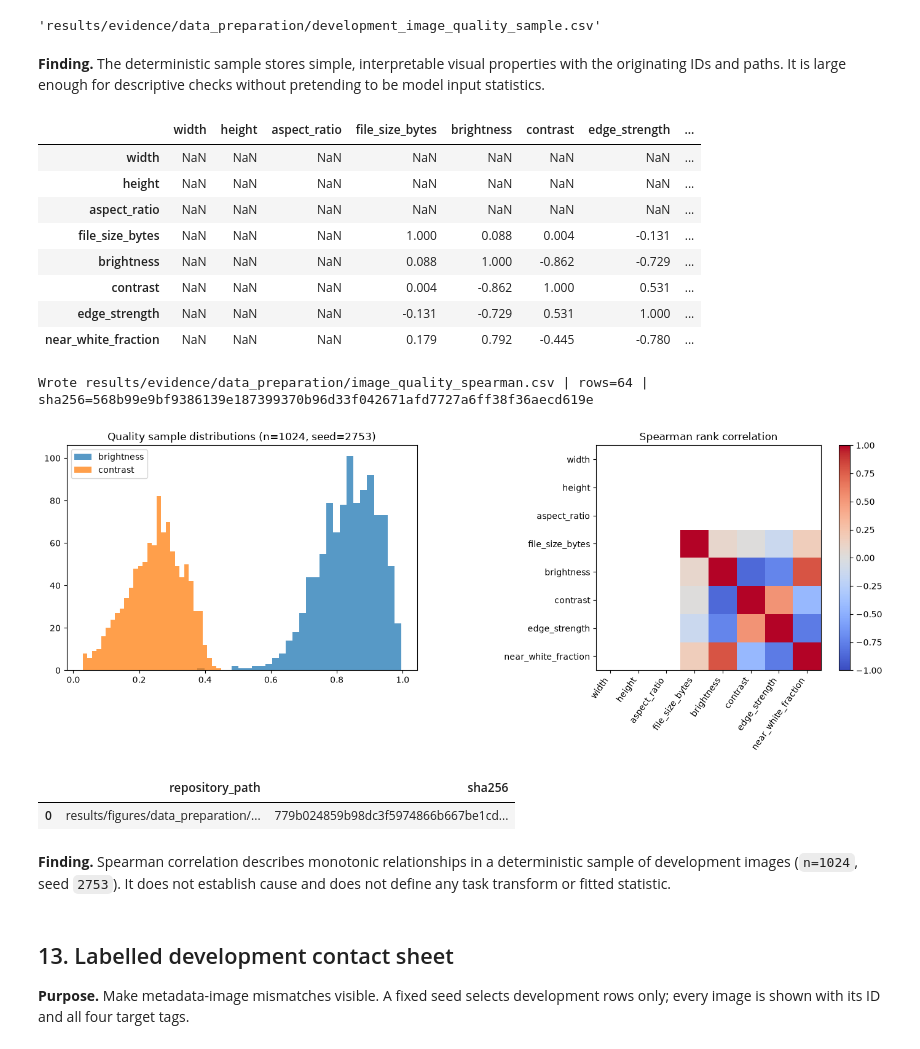
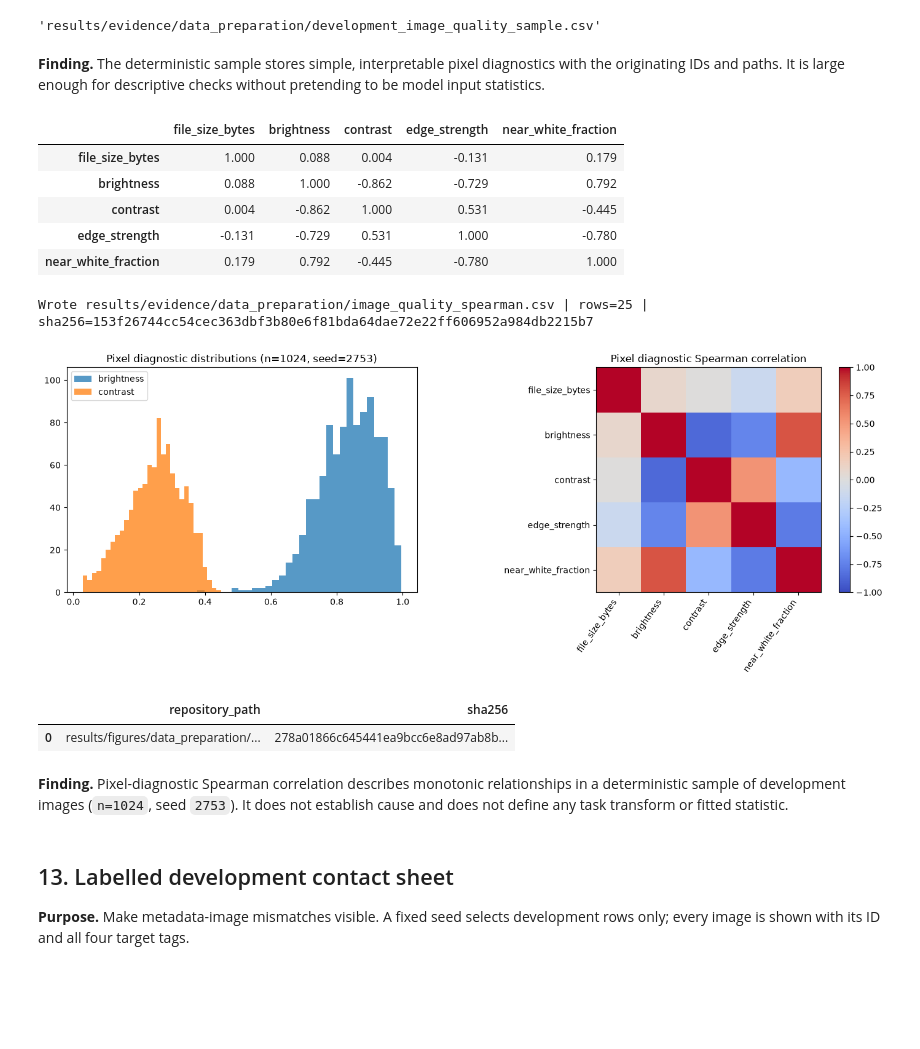
Before and after one commit to TrnLin/MLA2, a Jupyter notebook: notebooks/01_data_preparation.ipynb, the cells around one changed output. Cells and saved outputs as stored; diff of their text form; code cells hidden in the pictures; blank space fills up the shorter version.

```diff
--- a/notebooks/01_data_preparation.ipynb
+++ b/notebooks/01_data_preparation.ipynb
@@ -1016,60 +1470,59 @@ write_table(quality_sample, "development_image_quality_sample.csv")
 Wrote results/evidence/data_preparation/development_image_quality_sample.csv | rows=1,024 | sha256=64344c7a291d6cb3eb6e6d5a6bfd1b1d1b17c9b4c89894c9b988fe751baf2177
 'results/evidence/data_preparation/development_image_quality_sample.csv'
 # %% [markdown]
-**Finding.** The deterministic sample stores simple, interpretable visual properties
+**Finding.** The deterministic sample stores simple, interpretable pixel diagnostics
 with the originating IDs and paths. It is large enough for descriptive checks without
 pretending to be model input statistics.
 # %%
-quality_columns = [
-    "width",
-    "height",
-    "aspect_ratio",
+pixel_diagnostic_columns = [
     "file_size_bytes",
     "brightness",
     "contrast",
     "edge_strength",
     "near_white_fraction",
 ]
-spearman = quality_sample[quality_columns].corr(method="spearman")
+spearman = quality_sample[pixel_diagnostic_columns].corr(method="spearman")
 spearman_long = (
     spearman.rename_axis("feature_1")
     .reset_index()
     .melt(id_vars="feature_1", var_name="feature_2", value_name="spearman_rho")
 )
 display(spearman.round(3))
 write_table(spearman_long, "image_quality_spearman.csv")
 
 figure, axes = plt.subplots(1, 2, figsize=(14, 5.5))
 axes[0].hist(quality_sample["brightness"], bins=30, alpha=0.75, label="brightness")
 axes[0].hist(quality_sample["contrast"], bins=30, alpha=0.75, label="contrast")
-axes[0].set_title(f"Quality sample distributions (n={QUALITY_SAMPLE_SIZE}, seed={RANDOM_SEED})")
+axes[0].set_title(f"Pixel diagnostic distributions (n={QUALITY_SAMPLE_SIZE}, seed={RANDOM_SEED})")
 axes[0].legend()
 matrix = axes[1].imshow(spearman.to_numpy(), vmin=-1, vmax=1, cmap="coolwarm")
-axes[1].set_xticks(range(len(quality_columns)), quality_columns, rotation=55, ha="right")
-axes[1].set_yticks(range(len(quality_columns)), quality_columns)
-axes[1].set_title("Spearman rank correlation")
+axes[1].set_xticks(
+    range(len(pixel_diagnostic_columns)),
+    pixel_diagnostic_columns,
+    rotation=55,
+    ha="right",
+)
+axes[1].set_yticks(range(len(pixel_diagnostic_columns)), pixel_diagnostic_columns)
+axes[1].set_title("Pixel diagnostic Spearman correlation")
 figure.colorbar(matrix, ax=axes[1], fraction=0.046)
 figure.tight_layout()
 figure_record = save_figure(figure, "image_quality_and_spearman.png")
 plt.show()
 display(pd.DataFrame([figure_record]))
 # %% [output]
-|  | width | height | aspect_ratio | file_size_bytes | brightness | contrast | edge_strength | ... |
-| width | NaN | NaN | NaN | NaN | NaN | NaN | NaN | ... |
-| height | NaN | NaN | NaN | NaN | NaN | NaN | NaN | ... |
-| aspect_ratio | NaN | NaN | NaN | NaN | NaN | NaN | NaN | ... |
-| file_size_bytes | NaN | NaN | NaN | 1.000 | 0.088 | 0.004 | -0.131 | ... |
-| brightness | NaN | NaN | NaN | 0.088 | 1.000 | -0.862 | -0.729 | ... |
-| contrast | NaN | NaN | NaN | 0.004 | -0.862 | 1.000 | 0.531 | ... |
-| edge_strength | NaN | NaN | NaN | -0.131 | -0.729 | 0.531 | 1.000 | ... |
-| near_white_fraction | NaN | NaN | NaN | 0.179 | 0.792 | -0.445 | -0.780 | ... |
+|  | file_size_bytes | brightness | contrast | edge_strength | near_white_fraction |
+| file_size_bytes | 1.000 | 0.088 | 0.004 | -0.131 | 0.179 |
+| brightness | 0.088 | 1.000 | -0.862 | -0.729 | 0.792 |
+| contrast | 0.004 | -0.862 | 1.000 | 0.531 | -0.445 |
+| edge_strength | -0.131 | -0.729 | 0.531 | 1.000 | -0.780 |
+| near_white_fraction | 0.179 | 0.792 | -0.445 | -0.780 | 1.000 |
-Wrote results/evidence/data_preparation/image_quality_spearman.csv | rows=64 | sha256=568b99e9bf9386139e187399370b96d33f042671afd7727a6ff38f36aecd619e
+Wrote results/evidence/data_preparation/image_quality_spearman.csv | rows=25 | sha256=153f26744cc54cec363dbf3b80e6f81bda64dae72e22ff606952a984db2215b7
-[figure, old version]
+[figure, new version]
 |  | repository_path | sha256 |
-| 0 | results/figures/data_preparation/... | 779b024859b98dc3f5974866b667be1cd... |
+| 0 | results/figures/data_preparation/... | 278a01866c645441ea9bcc6e8ad97ab8b... |
 # %% [markdown]
-**Finding.** Spearman correlation describes monotonic relationships in a deterministic
-sample of development images (`n=1024`, seed `2753`). It does not establish cause and
+**Finding.** Pixel-diagnostic Spearman correlation describes monotonic relationships
+in a deterministic sample of development images (`n=1024`, seed `2753`). It does not establish cause and
 does not define any task transform or fitted statistic.
 # %% [markdown]
 ## 13. Labelled development contact sheet
```
Also changed, not shown: parts of 40 cells of this notebook, 39 other files.
